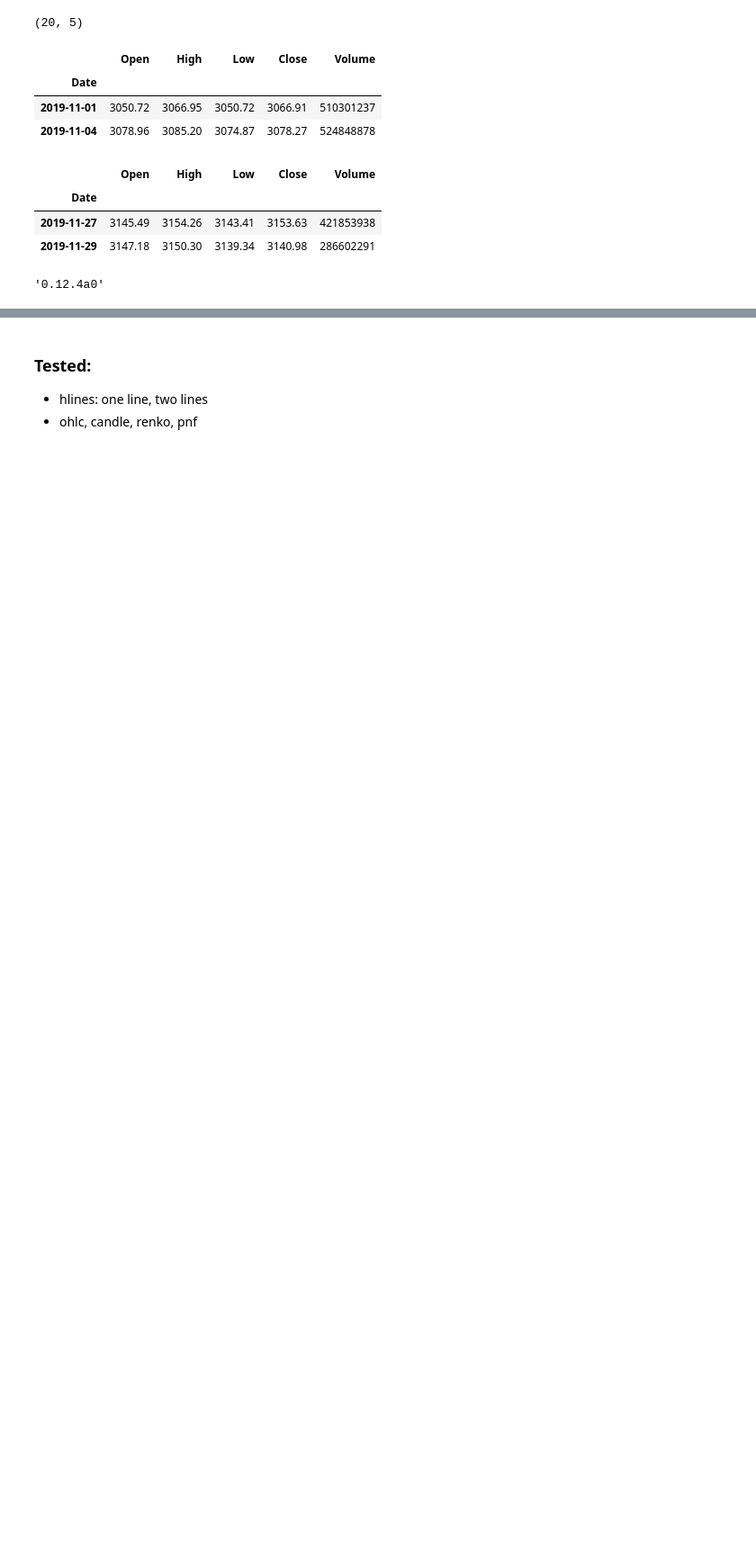
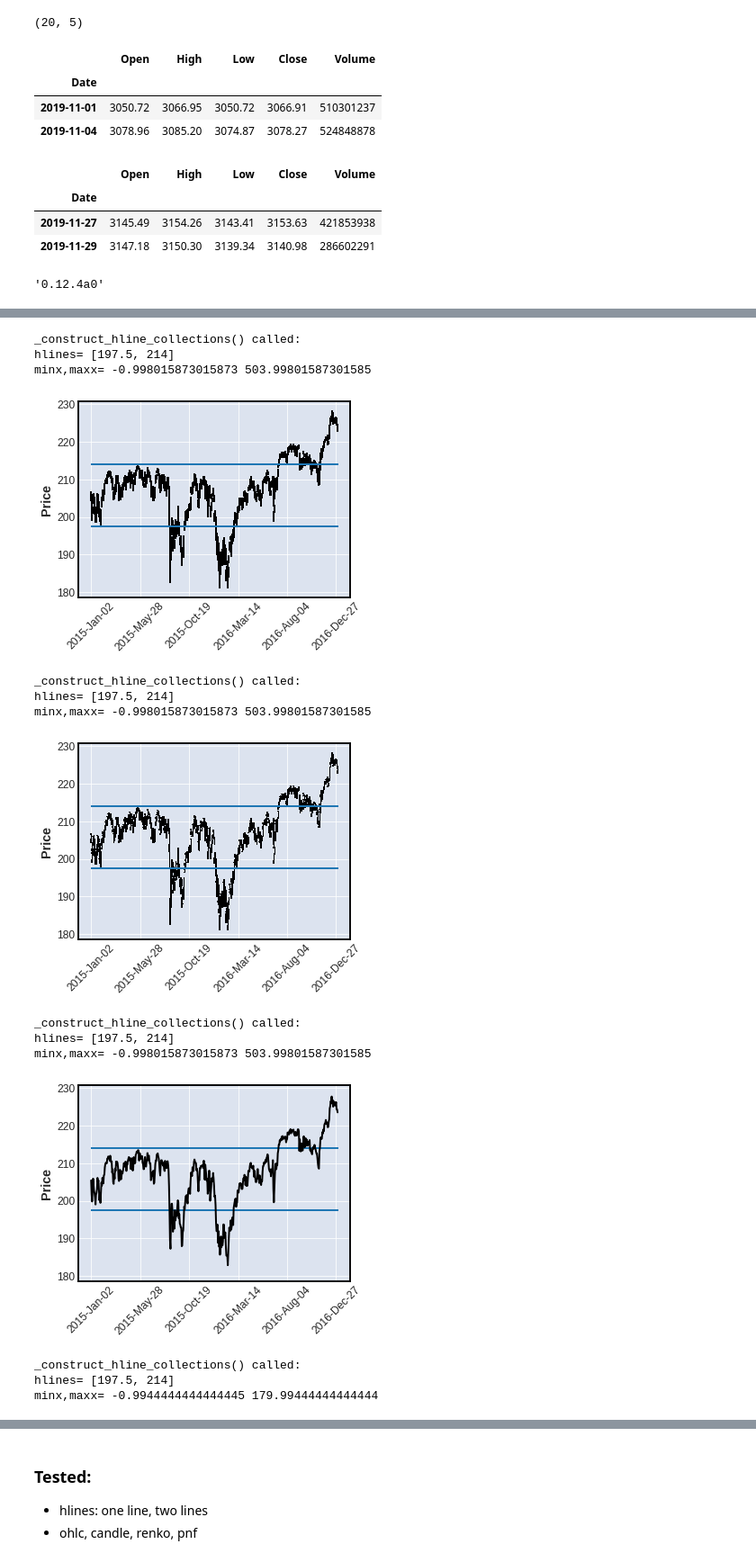
Before and after one commit to matplotlib/mplfinance, a Jupyter notebook: examples/scratch_pad/dev_lines.ipynb, the cells around one changed output, grey strips where cells are left out. Shown at 90% size. Saved outputs shown, nothing was run; the diff lists cells and outputs as text; code cells hidden in the pictures; blank space fills up the shorter version.

```diff
--- a/examples/scratch_pad/dev_lines.ipynb
+++ b/examples/scratch_pad/dev_lines.ipynb
@@ -30,0 +221,22 @@ mpf.__version__
+# %%
+mpf.plot(df,type='ohlc',hlines=[197.5,214],figscale=0.75)
+mpf.plot(df,type='candle',hlines=[197.5,214],figscale=0.75)
+mpf.plot(df,type='line',hlines=[197.5,214],figscale=0.75)
+mpf.plot(df,type='renko',hlines=[197.5,214],renko_params=dict(atr_length=90),figscale=0.75)
+mpf.plot(df,type='pnf',hlines=[197.5,214],pointnfig_params=dict(atr_length=90),figscale=0.75)
+# %% [output]
+_construct_hline_collections() called:
+hlines= [197.5, 214]
+minx,maxx= -0.998015873015873 503.99801587301585
+[figure, added]
+_construct_hline_collections() called:
+hlines= [197.5, 214]
+minx,maxx= -0.998015873015873 503.99801587301585
+[figure, added]
+_construct_hline_collections() called:
+hlines= [197.5, 214]
+minx,maxx= -0.998015873015873 503.99801587301585
+[figure, added]
+_construct_hline_collections() called:
+hlines= [197.5, 214]
+minx,maxx= -0.9944444444444445 179.99444444444444
```
Also changed, not shown: parts of 18 cells of this notebook, 1 other file.
